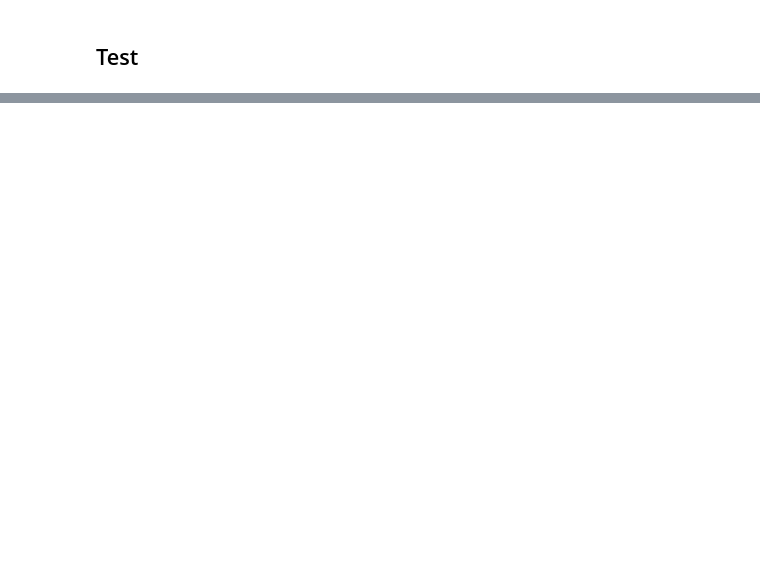
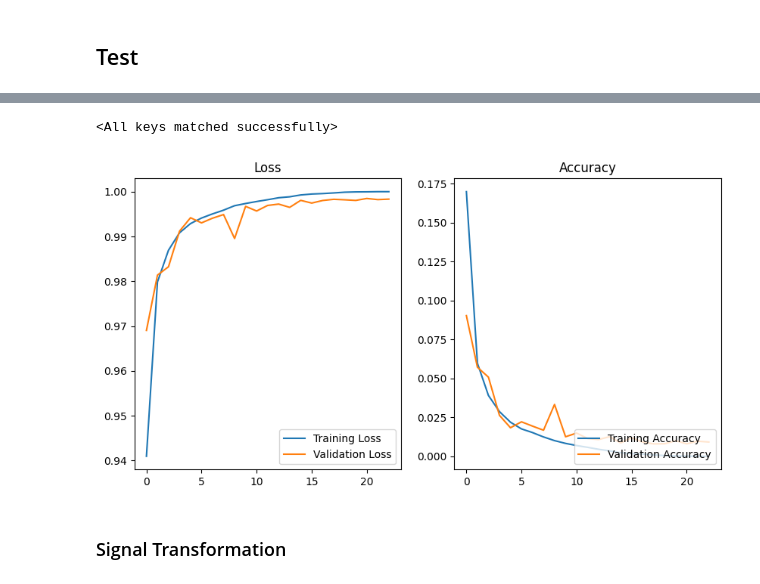
Before and after one commit to RandallCher/Neural-Networks-Project, a Jupyter notebook: CNN_GRU.ipynb, the cells around one changed output, grey strips where cells are left out. Cells and saved outputs as stored; diff of their text form; code cells hidden in the pictures; blank space fills up the shorter version.

```diff
--- a/CNN_GRU.ipynb
+++ b/CNN_GRU.ipynb
@@ -430,0 +431,14 @@ plot_graphs(train_accuracies, train_losses, test_accuracies, test_losses)
+# %%
+smote_data = pd.read_csv('augmented_data/smote_dataset.csv', header=None)
+X = smote_data.iloc[:, :-1].values
+y = smote_data.iloc[:, -1].values
+
+X_train, X_val, y_train, y_val = train_test_split(X, y, test_size=0.2, random_state=SEED)
+
+# We add an additional dimension to make it suitable for 1D CNN.
+X_train = np.expand_dims(X_train, axis=1)  # Change axis from 2 to 1
+X_val = np.expand_dims(X_val, axis=1)  # Change axis from 2 to 1
+
+# Get dataloaders for train and test
+train_loader = get_dataloader(X_train, y_train, is_train=True)
+val_loader = get_dataloader(X_val, y_val, is_train=False)
@@ -430,0 +455,10 @@ plot_graphs(train_accuracies, train_losses, test_accuracies, test_losses)
+# %%
+cnn_gru_model = CNN_GRU()
+cnn_gru_optimizer = torch.optim.Adam(cnn_gru_model.parameters(), lr=LEARNING_RATE)
+scheduler = torch.optim.lr_scheduler.CosineAnnealingLR(cnn_gru_optimizer, T_max=EPOCHS)
+
+model_name = 'cnn_gru_smote'
+train_losses, train_accuracies, val_losses, val_accuracies = train_val_loop(cnn_gru_model, cnn_gru_optimizer, scheduler, train_loader, val_loader, model_name=model_name)
+
+# preds, truths = test(cnn_gru_model, test_loader, device=DEVICE)
+# metrics_dict['smote_cnn_gru'] = store_metrics(train_losses, train_accuracies, test_losses, test_accuracies, preds, truths)
@@ -430,0 +483,6 @@ plot_graphs(train_accuracies, train_losses, test_accuracies, test_losses)
+# %%
+# Load best model
+cnn_gru_model = CNN_GRU()
+cnn_gru_model.load_state_dict(torch.load(f'model/{model_name}.pth', weights_only=True))
+# %% [output]
+<All keys matched successfully>
@@ -430,0 +493,4 @@ plot_graphs(train_accuracies, train_losses, test_accuracies, test_losses)
+# %%
+plot_graphs(train_losses, train_accuracies, val_losses, val_accuracies, "Validation")
+# %% [output]
+[figure, added]
@@ -430,0 +502,2 @@ plot_graphs(train_accuracies, train_losses, test_accuracies, test_losses)
+# %% [markdown]
+### Signal Transformation
```
Also changed, not shown: parts of 36 cells of this notebook, 6 other files.
